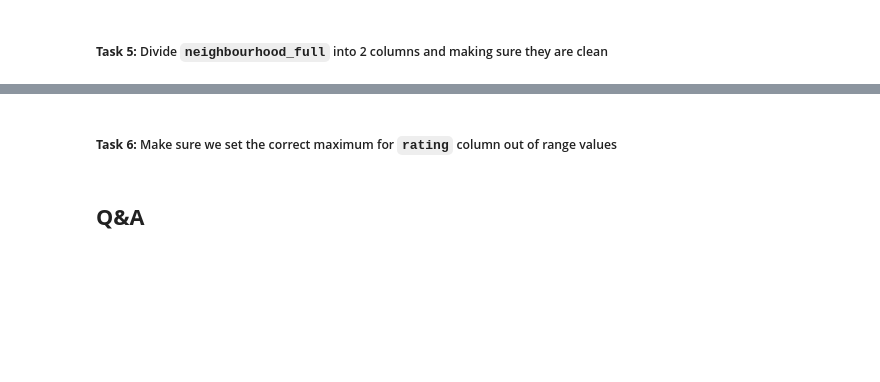
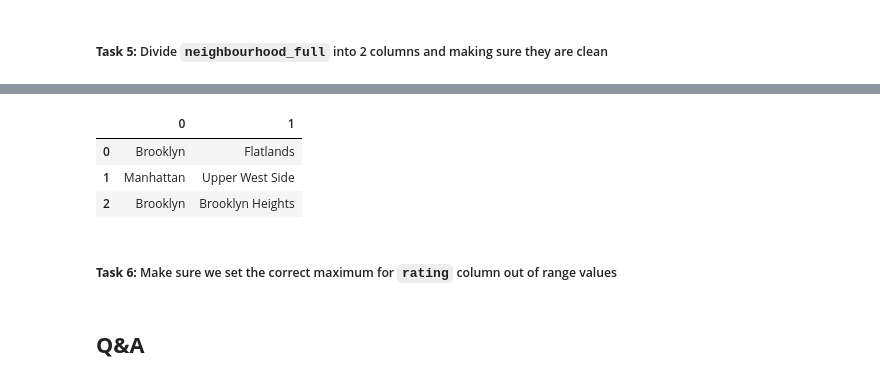
Before and after one commit to kingb6/Data_Preprocessing_Report, a Jupyter notebook: Cleaning_Data_in_Python_live_session.ipynb, the cells around one changed output, grey strips where cells are left out. Saved outputs shown, nothing was run; the diff lists cells and outputs as text; code cells hidden in the pictures; blank space fills up the shorter version.

```diff
--- a/Cleaning_Data_in_Python_live_session.ipynb
+++ b/Cleaning_Data_in_Python_live_session.ipynb
@@ -396,3 +422,11 @@ airbnb['neighbourhood_full'].head()
+# %%
+airbnb_splitted = airbnb['neighbourhood_full'].str.split(", ", expand=True)
+airbnb_splitted.head(3)
+# %% [output]
+|  | 0 | 1 |
+| 0 | Brooklyn | Flatlands |
+| 1 | Manhattan | Upper West Side |
+| 2 | Brooklyn | Brooklyn Heights |
 # %% [markdown]
 ##### **Task 6:** Make sure we set the correct maximum for `rating` column out of range values
 # %% [markdown]
```
Also changed, not shown: parts of 6 cells of this notebook, 3 other files.
